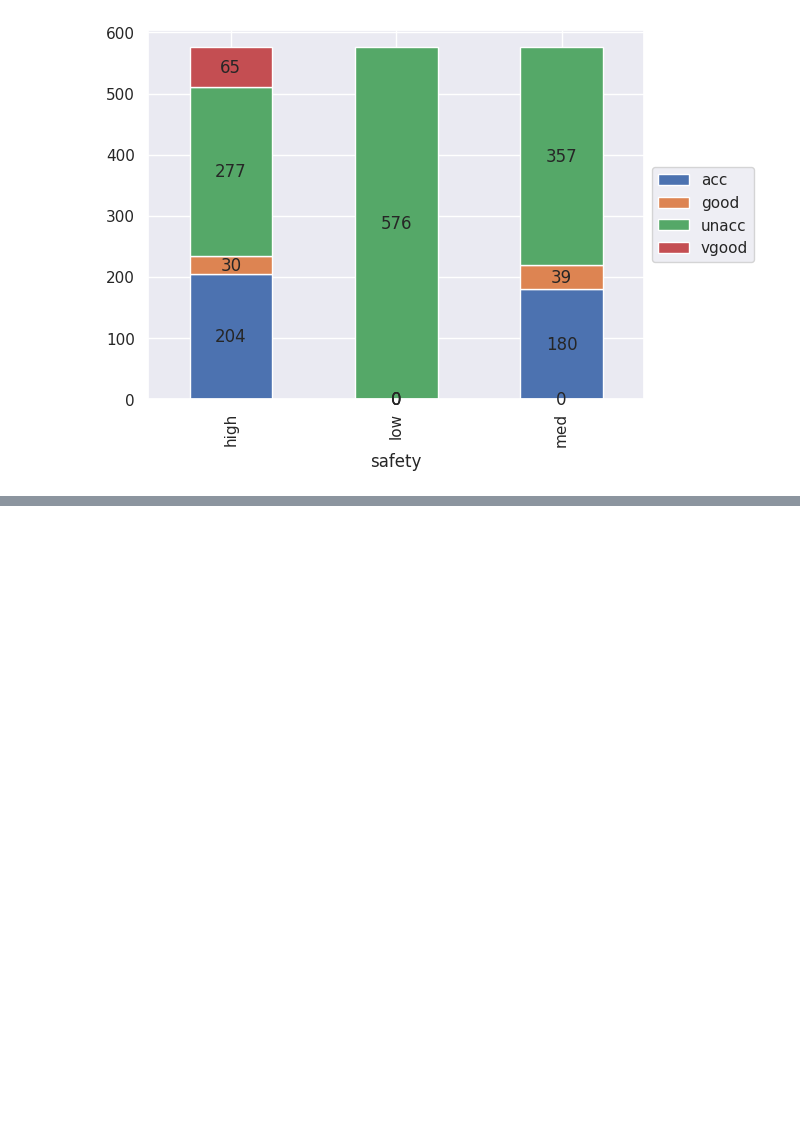
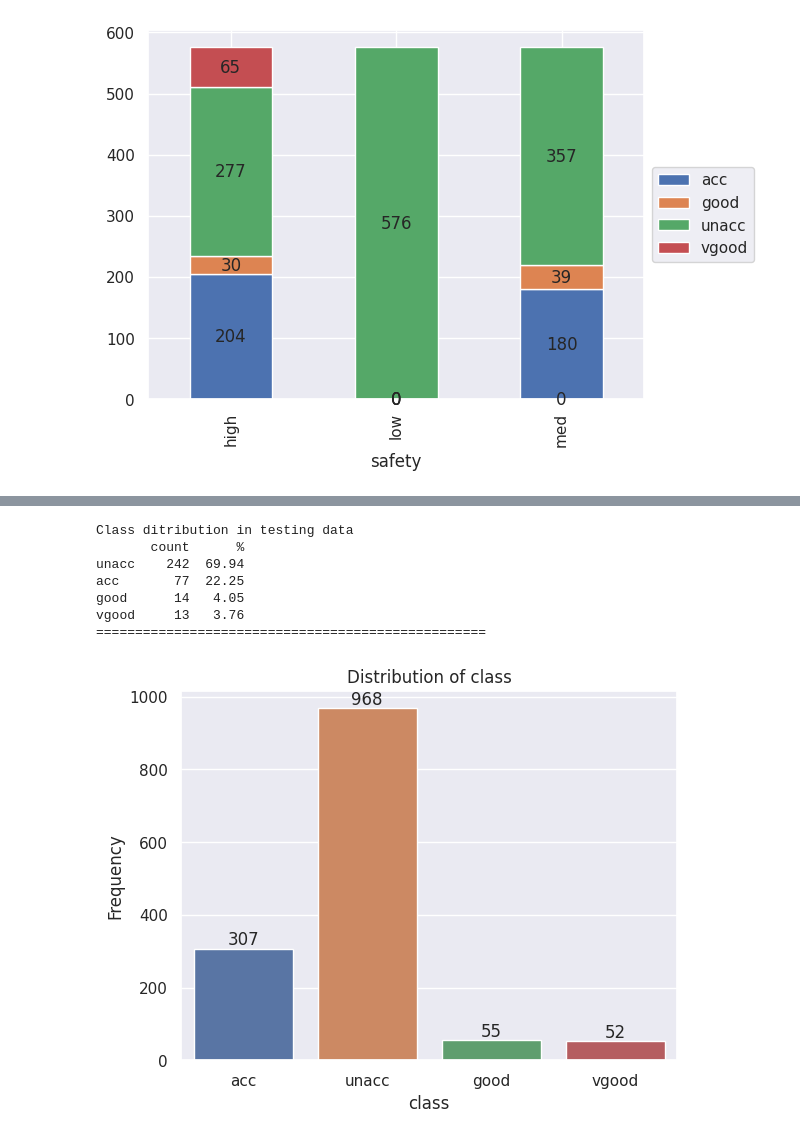
Before and after one commit to AyeshaAmjad-Astera/ML1-XAI, a Jupyter notebook: Project/notebooks/exploratory_analysis.ipynb, the cells around one changed output, grey strips where cells are left out. Drawn from its saved outputs; the diff is of its cells as text; code cells hidden in the pictures; blank space fills up the shorter version.

```diff
--- a/Project/notebooks/exploratory_analysis.ipynb
+++ b/Project/notebooks/exploratory_analysis.ipynb
@@ -134,0 +159,21 @@ Not Significant Associations
+# %%
+print('Class ditribution in testing data')
+
+c = y_test.value_counts()
+p = y_test.value_counts(normalize=True).mul(100).round(2)
+test_dist = pd.concat([c, p], axis = 1, keys=['count', '%'])
+
+print(test_dist)
+
+print('='*50)
+
+visualization.plot_count(y_train)
+# %% [output]
+Class ditribution in testing data
+       count      %
+unacc    242  69.94
+acc       77  22.25
+good      14   4.05
+vgood     13   3.76
+==================================================
+[figure, added]
```
Also changed, not shown: parts of 10 cells of this notebook, 3 other files.
